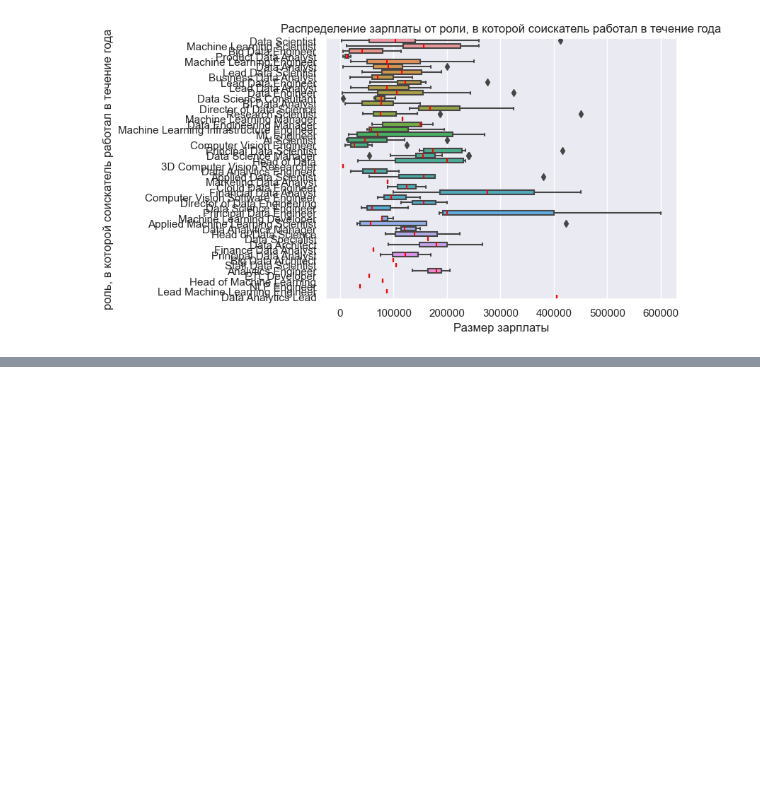
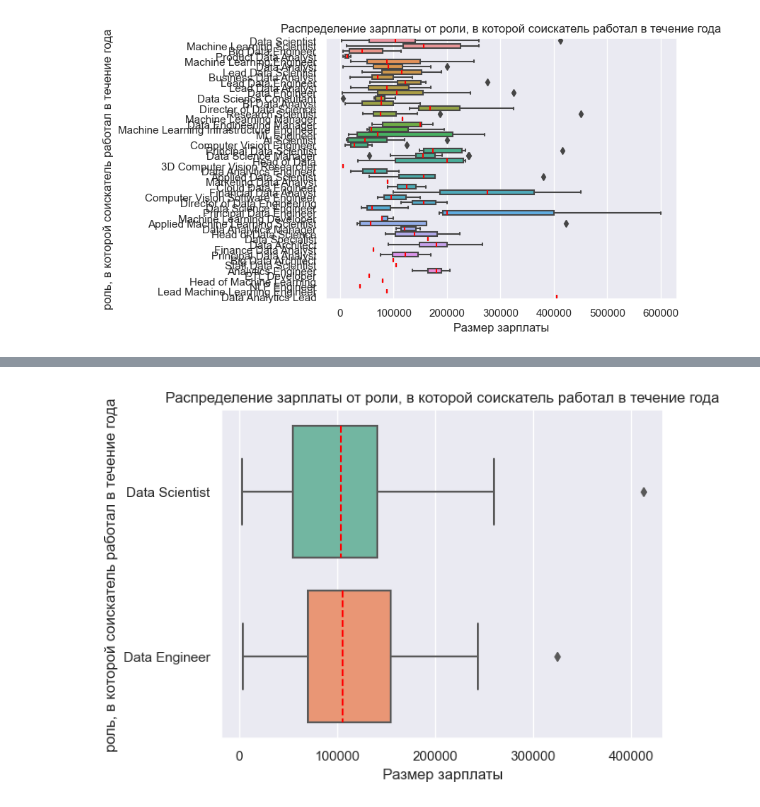
Before and after one commit to vzml/data_science, a Jupyter notebook: new/Task_EDA_vale.ipynb, the cells around one changed output, grey strips where cells are left out. Drawn from its saved outputs; the diff is of its cells as text; code cells hidden in the pictures; blank space fills up the shorter version.

```diff
--- a/new/Task_EDA_vale.ipynb
+++ b/new/Task_EDA_vale.ipynb
@@ -225,0 +228,5 @@ data_agg.sort_values(by='mean', ascending=False)
+# %%
+
+data.drop(data[['salary', 'salary_currency']], axis = 1, inplace=True)
+data_clear = data[(data['job_title'] == 'Data Scientist') | (data['job_title'] == 'Data Engineer')]
+data_clear
@@ -225,0 +247,7 @@ data_agg.sort_values(by='mean', ascending=False)
+# %%
+ax = sns.boxplot(data_clear, x='salary_in_usd', y='job_title', orient='h', medianprops={"color": "red", "linestyle": '--'})
+ax.set(xlabel='Размер зарплаты', ylabel='роль, в которой соискатель работал в течение года')
+plt.title('Распределение зарплаты от роли, в которой соискатель работал в течение года')
+plt.show()
+# %% [output]
+[figure, added]
```
Also changed, not shown: parts of 13 cells of this notebook.
